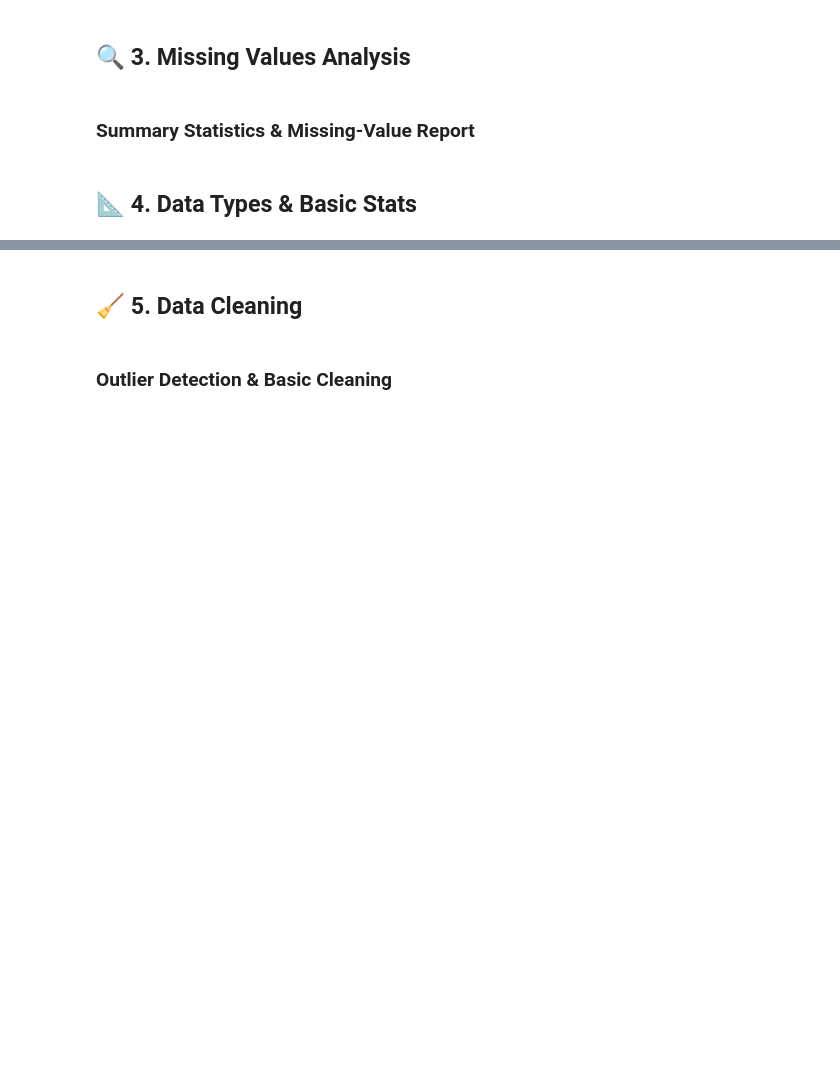
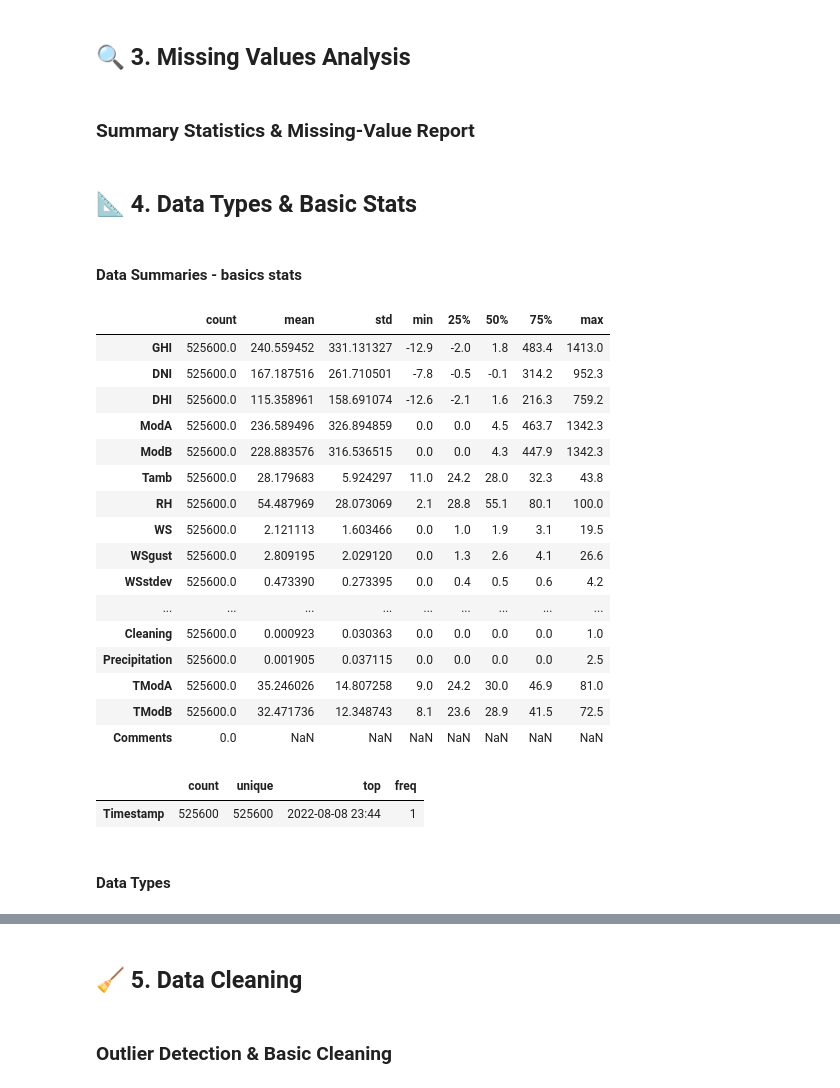
Before and after one commit to Teshager21/solar-challenge-week1, a Jupyter notebook: notebooks/benin_eda.ipynb, the cells around one changed output, grey strips where cells are left out. Cells and saved outputs as stored; diff of their text form; code cells hidden in the pictures; blank space fills up the shorter version.

Commit message:
feat: add summaries of the dataset

```diff
--- a/notebooks/benin_eda.ipynb
+++ b/notebooks/benin_eda.ipynb
@@ -89,2 +80,33 @@ Index(['Timestamp', 'GHI', 'DNI', 'DHI', 'ModA', 'ModB', 'Tamb', 'RH', 'WS',
 # %% [markdown]
 ## 📐 4. Data Types & Basic Stats
+# %% [markdown]
+#### Data Summaries - basics stats
+# %%
+#Numerical Columns
+df.describe().T
+# %% [output]
+|  | count | mean | std | min | 25% | 50% | 75% | max |
+| GHI | 525600.0 | 240.559452 | 331.131327 | -12.9 | -2.0 | 1.8 | 483.4 | 1413.0 |
+| DNI | 525600.0 | 167.187516 | 261.710501 | -7.8 | -0.5 | -0.1 | 314.2 | 952.3 |
+| DHI | 525600.0 | 115.358961 | 158.691074 | -12.6 | -2.1 | 1.6 | 216.3 | 759.2 |
+| ModA | 525600.0 | 236.589496 | 326.894859 | 0.0 | 0.0 | 4.5 | 463.7 | 1342.3 |
+| ModB | 525600.0 | 228.883576 | 316.536515 | 0.0 | 0.0 | 4.3 | 447.9 | 1342.3 |
+| Tamb | 525600.0 | 28.179683 | 5.924297 | 11.0 | 24.2 | 28.0 | 32.3 | 43.8 |
+| RH | 525600.0 | 54.487969 | 28.073069 | 2.1 | 28.8 | 55.1 | 80.1 | 100.0 |
+| WS | 525600.0 | 2.121113 | 1.603466 | 0.0 | 1.0 | 1.9 | 3.1 | 19.5 |
+| WSgust | 525600.0 | 2.809195 | 2.029120 | 0.0 | 1.3 | 2.6 | 4.1 | 26.6 |
+| WSstdev | 525600.0 | 0.473390 | 0.273395 | 0.0 | 0.4 | 0.5 | 0.6 | 4.2 |
+| ... | ... | ... | ... | ... | ... | ... | ... | ... |
+| Cleaning | 525600.0 | 0.000923 | 0.030363 | 0.0 | 0.0 | 0.0 | 0.0 | 1.0 |
+| Precipitation | 525600.0 | 0.001905 | 0.037115 | 0.0 | 0.0 | 0.0 | 0.0 | 2.5 |
+| TModA | 525600.0 | 35.246026 | 14.807258 | 9.0 | 24.2 | 30.0 | 46.9 | 81.0 |
+| TModB | 525600.0 | 32.471736 | 12.348743 | 8.1 | 23.6 | 28.9 | 41.5 | 72.5 |
+| Comments | 0.0 | NaN | NaN | NaN | NaN | NaN | NaN | NaN |
+# %%
+#for columns of object type
+df.describe(include=['O']).T
+# %% [output]
+|  | count | unique | top | freq |
+| Timestamp | 525600 | 525600 | 2022-08-08 23:44 | 1 |
+# %% [markdown]
+#### Data Types
```
Also changed, not shown: parts of 3 cells of this notebook.
